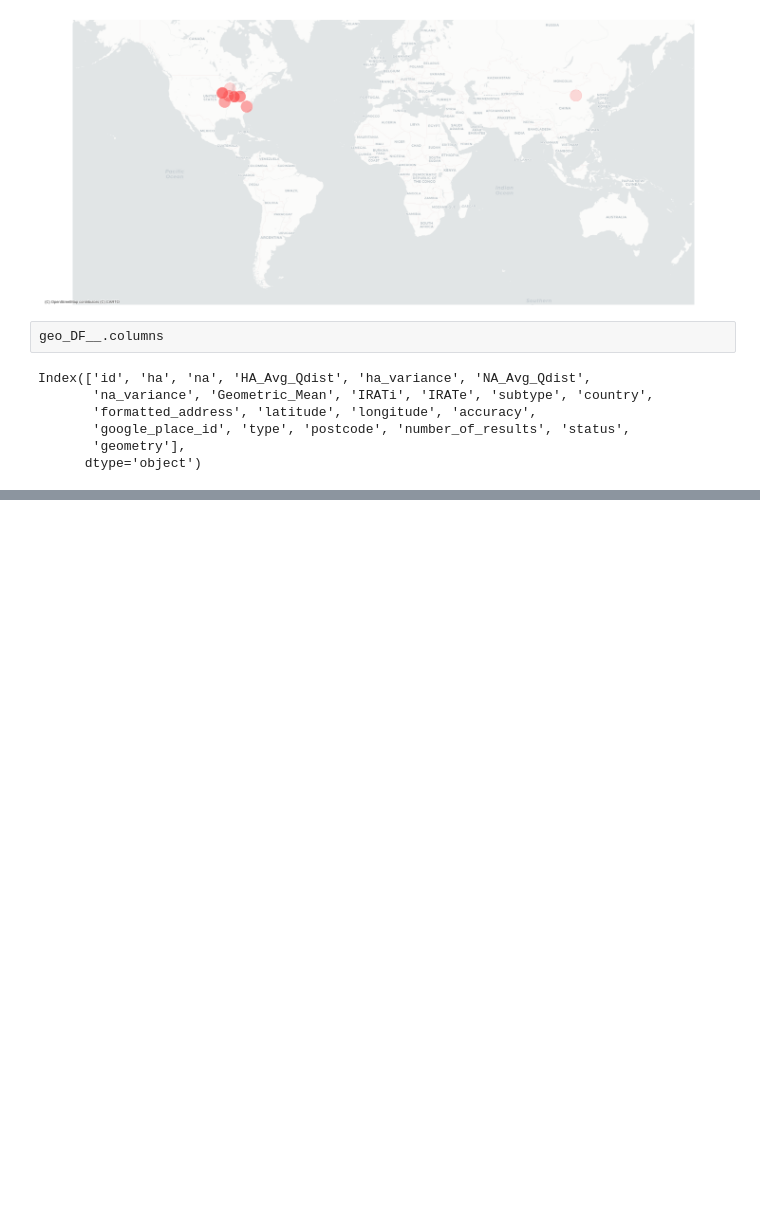
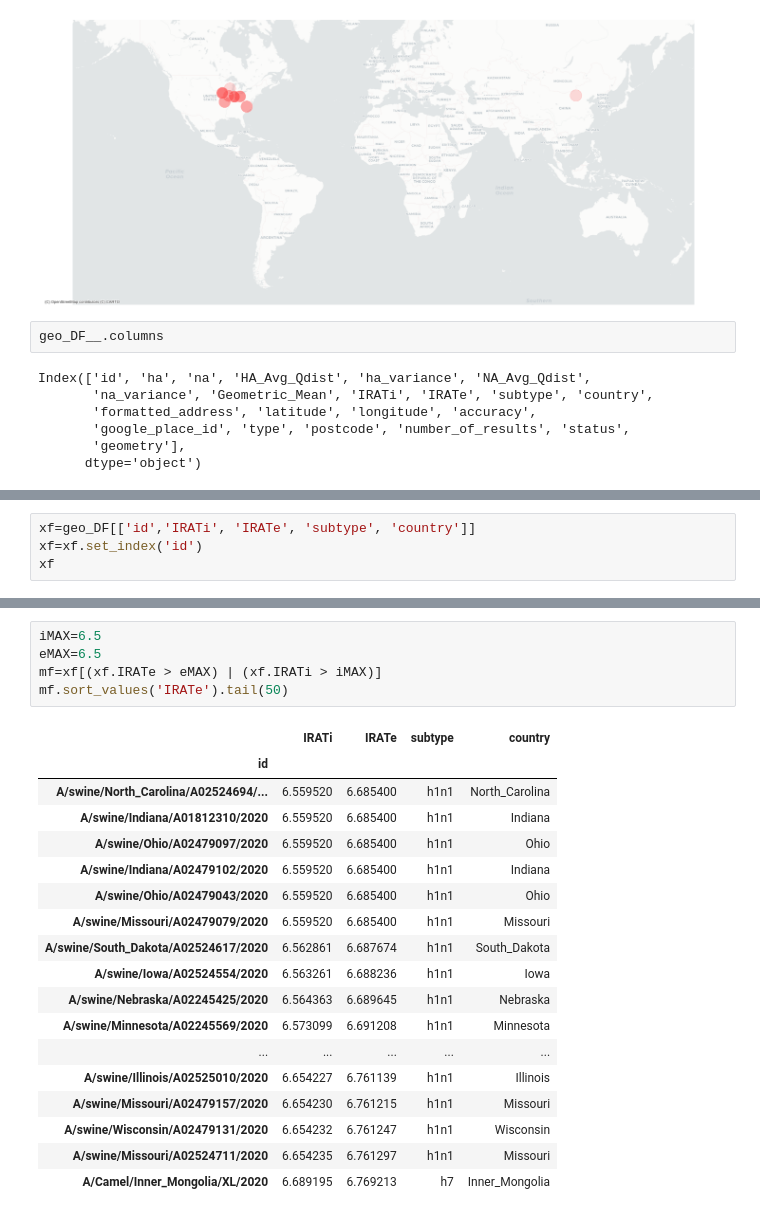
Before and after one commit to zeroknowledgediscovery/emergenet, a Jupyter notebook: irat_qnet/preddata/georisk.ipynb, the cells around one changed output, grey strips where cells are left out. Saved outputs shown, nothing was run; the diff lists cells and outputs as text; blank space fills up the shorter version.

```diff
--- a/irat_qnet/preddata/georisk.ipynb
+++ b/irat_qnet/preddata/georisk.ipynb
@@ -395,0 +323,4 @@ geo_DF__[geo_DF__.IRATi>8.820983]
+# %%
+xf=geo_DF[['id','IRATi', 'IRATe', 'subtype', 'country']]
+xf=xf.set_index('id')
+xf
@@ -395,0 +342,24 @@ geo_DF__[geo_DF__.IRATi>8.820983]
+# %%
+iMAX=6.5
+eMAX=6.5
+mf=xf[(xf.IRATe > eMAX) | (xf.IRATi > iMAX)]
+mf.sort_values('IRATe').tail(50)
+# %% [output]
+|  | IRATi | IRATe | subtype | country |
+| id |  |  |  |  |
+| A/swine/North_Carolina/A02524694/... | 6.559520 | 6.685400 | h1n1 | North_Carolina |
+| A/swine/Indiana/A01812310/2020 | 6.559520 | 6.685400 | h1n1 | Indiana |
+| A/swine/Ohio/A02479097/2020 | 6.559520 | 6.685400 | h1n1 | Ohio |
+| A/swine/Indiana/A02479102/2020 | 6.559520 | 6.685400 | h1n1 | Indiana |
+| A/swine/Ohio/A02479043/2020 | 6.559520 | 6.685400 | h1n1 | Ohio |
+| A/swine/Missouri/A02479079/2020 | 6.559520 | 6.685400 | h1n1 | Missouri |
+| A/swine/South_Dakota/A02524617/2020 | 6.562861 | 6.687674 | h1n1 | South_Dakota |
+| A/swine/Iowa/A02524554/2020 | 6.563261 | 6.688236 | h1n1 | Iowa |
+| A/swine/Nebraska/A02245425/2020 | 6.564363 | 6.689645 | h1n1 | Nebraska |
+| A/swine/Minnesota/A02245569/2020 | 6.573099 | 6.691208 | h1n1 | Minnesota |
+| ... | ... | ... | ... | ... |
+| A/swine/Illinois/A02525010/2020 | 6.654227 | 6.761139 | h1n1 | Illinois |
+| A/swine/Missouri/A02479157/2020 | 6.654230 | 6.761215 | h1n1 | Missouri |
+| A/swine/Wisconsin/A02479131/2020 | 6.654232 | 6.761247 | h1n1 | Wisconsin |
+| A/swine/Missouri/A02524711/2020 | 6.654235 | 6.761297 | h1n1 | Missouri |
+| A/Camel/Inner_Mongolia/XL/2020 | 6.689195 | 6.769213 | h7 | Inner_Mongolia |
```
Also changed, not shown: parts of 24 cells of this notebook, 3 other files.
